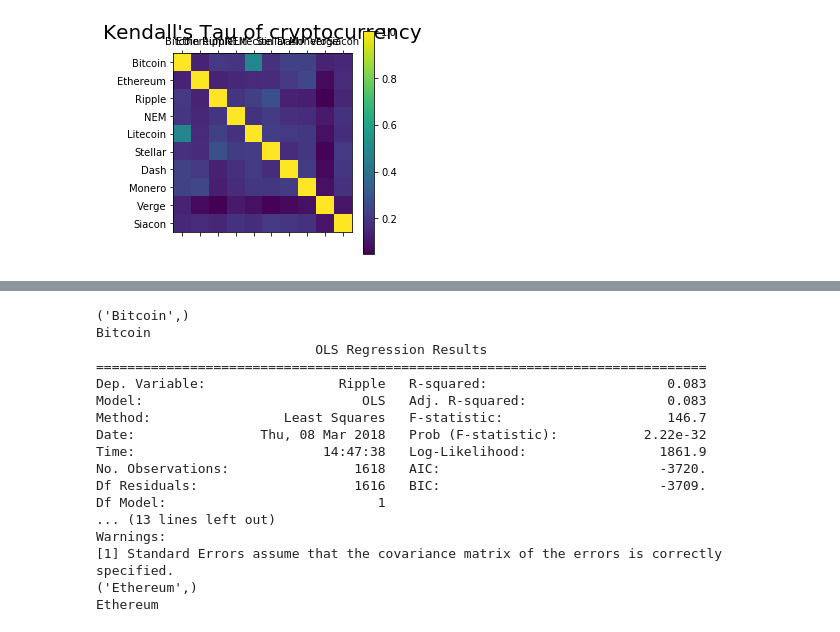
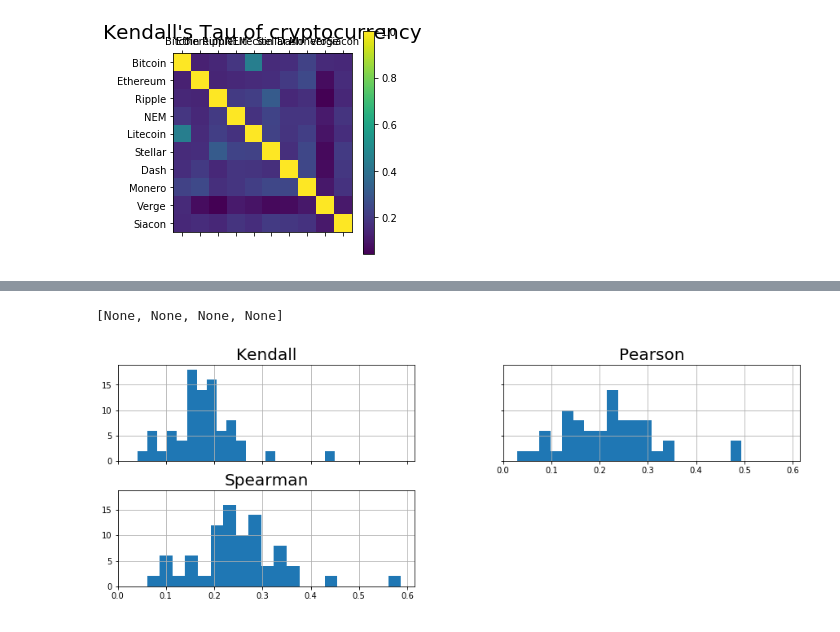
Before and after one commit to linsallyzhao/notebooks, a Jupyter notebook: FDS_assignment2/assignment2_part3.ipynb, the cells around one changed output, grey strips where cells are left out. Cells and saved outputs as stored; diff of their text form; code cells hidden in the pictures.

```diff
--- a/FDS_assignment2/assignment2_part3.ipynb
+++ b/FDS_assignment2/assignment2_part3.ipynb
@@ -227,27 +124,11 @@ lmstr = "+".join(x)
-# %%
-itercols = logRC.columns.tolist()
-for x in itertools.combinations(itercols, 1):
-    print(x)
-    lmstr = "+".join(x)
-    print(lmstr)
-    m = smf.ols(formula = "Ripple ~ " + lmstr, data = logRC)
-    f = m.fit()
-    print(f.summary())
-# %% [output]
-('Bitcoin',)
-Bitcoin
-                            OLS Regression Results
-==============================================================================
-Dep. Variable:                 Ripple   R-squared:                       0.083
-Model:                            OLS   Adj. R-squared:                  0.083
-Method:                 Least Squares   F-statistic:                     146.7
-Date:                Thu, 08 Mar 2018   Prob (F-statistic):           2.22e-32
-Time:                        14:47:38   Log-Likelihood:                 1861.9
-No. Observations:                1618   AIC:                            -3720.
-Df Residuals:                    1616   BIC:                            -3709.
-Df Model:                           1
-... (13 lines left out)
-Warnings:
-[1] Standard Errors assume that the covariance matrix of the errors is correctly specified.
-('Ethereum',)
-Ethereum
+# %%
+%matplotlib inline
+ThreeCor = pd.DataFrame(columns=['Pearson', 'Kendall', 'Spearman'])
+ThreeCor['Spearman'] = spearmanRank.values.flatten()[np.where(spearmanRank.values.flatten()!=1.0)]
+ThreeCor['Kendall'] = KenTau.values.flatten()[np.where(KenTau.values.flatten()!=1.0)]
+ThreeCor['Pearson'] = corrcoeff.values.flatten()[np.where(corrcoeff.values.flatten()!=1.0)]
+fig = ThreeCor.hist(bins=20, figsize = (15, 5), sharex=True, sharey=True)
+[x.title.set_size(20) for x in fig.ravel()]
+# %% [output]
+[None, None, None, None]
+[figure, added]
```
Also changed, not shown: parts of 49 cells of this notebook.
